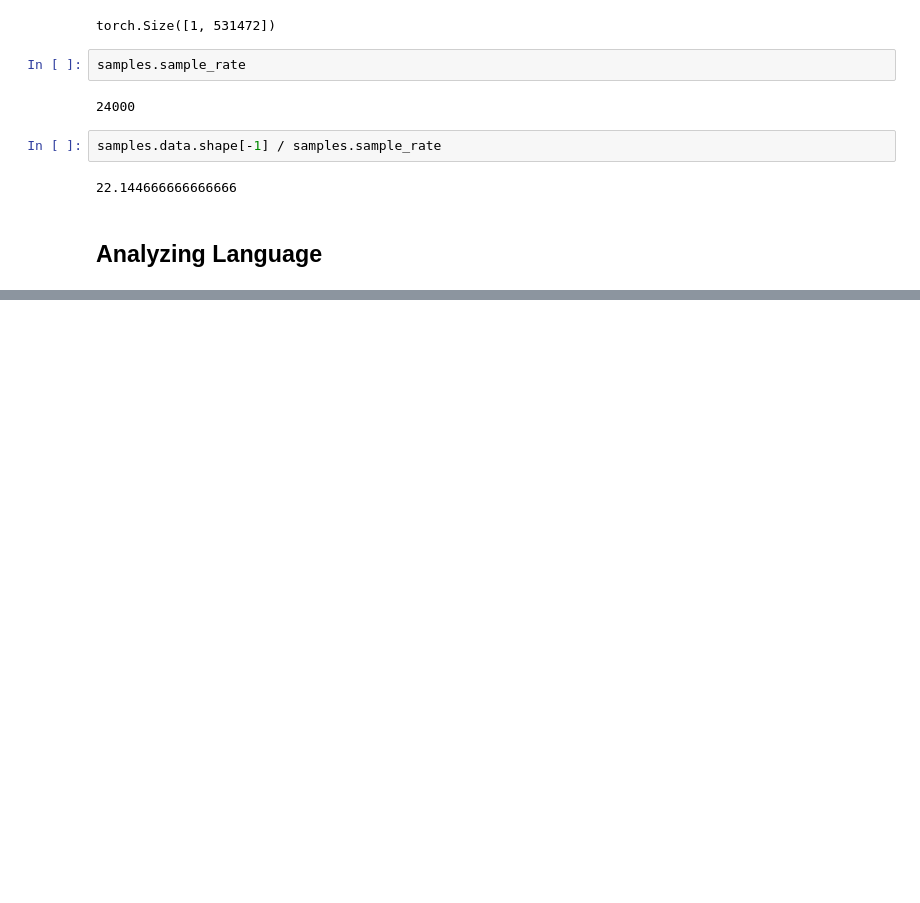
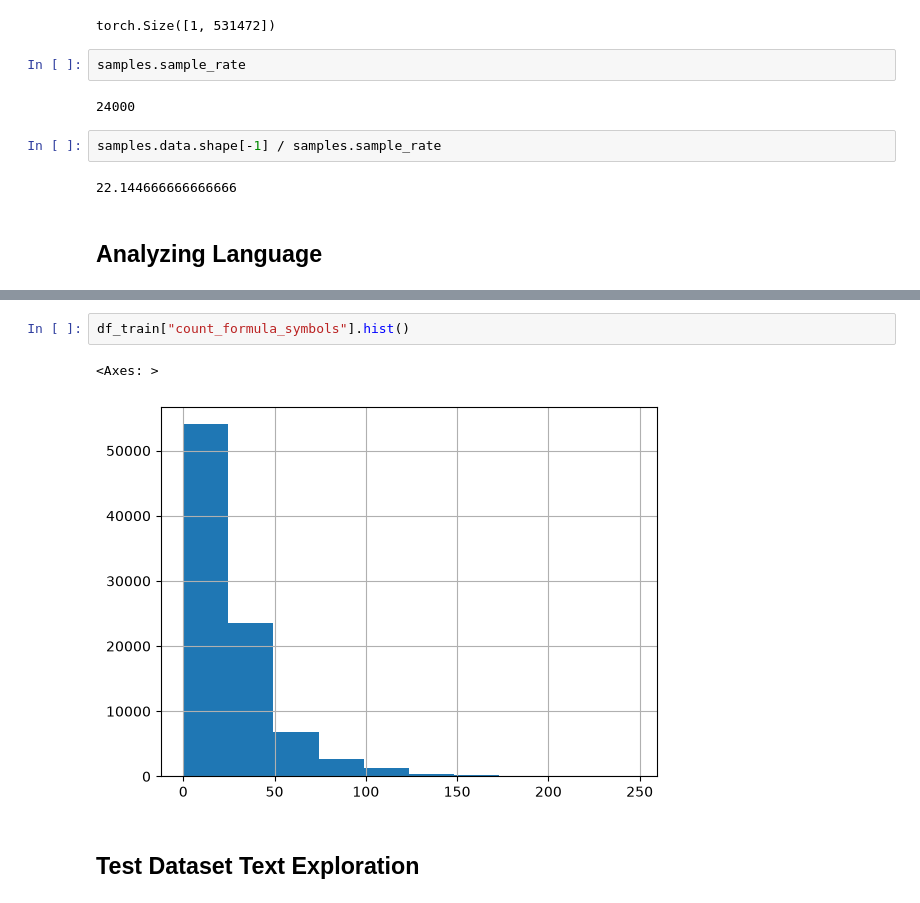
Before and after one commit to AlexPham0209/asr-thesis-project, a Jupyter notebook: notebooks/speech2latex_eda.ipynb, the cells around one changed output, grey strips where cells are left out. Cells and saved outputs as stored; diff of their text form; blank space fills up the shorter version.

```diff
--- a/notebooks/speech2latex_eda.ipynb
+++ b/notebooks/speech2latex_eda.ipynb
@@ -76,0 +268,7 @@ TypeError: object of type 'IterableDataset' has no len()
+# %%
+df_train["count_formula_symbols"].hist()
+# %% [output]
+<Axes: >
+[figure, added]
+# %% [markdown]
+## Test Dataset Text Exploration
```
Also changed, not shown: parts of 31 cells of this notebook, 3 other files.
